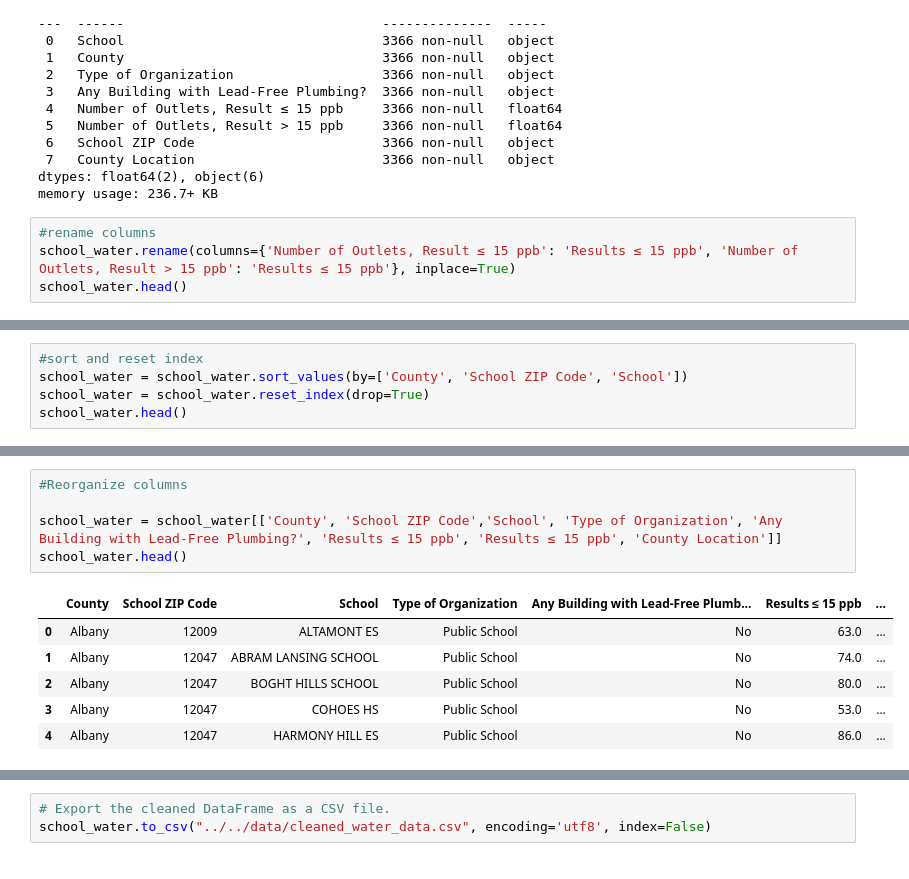
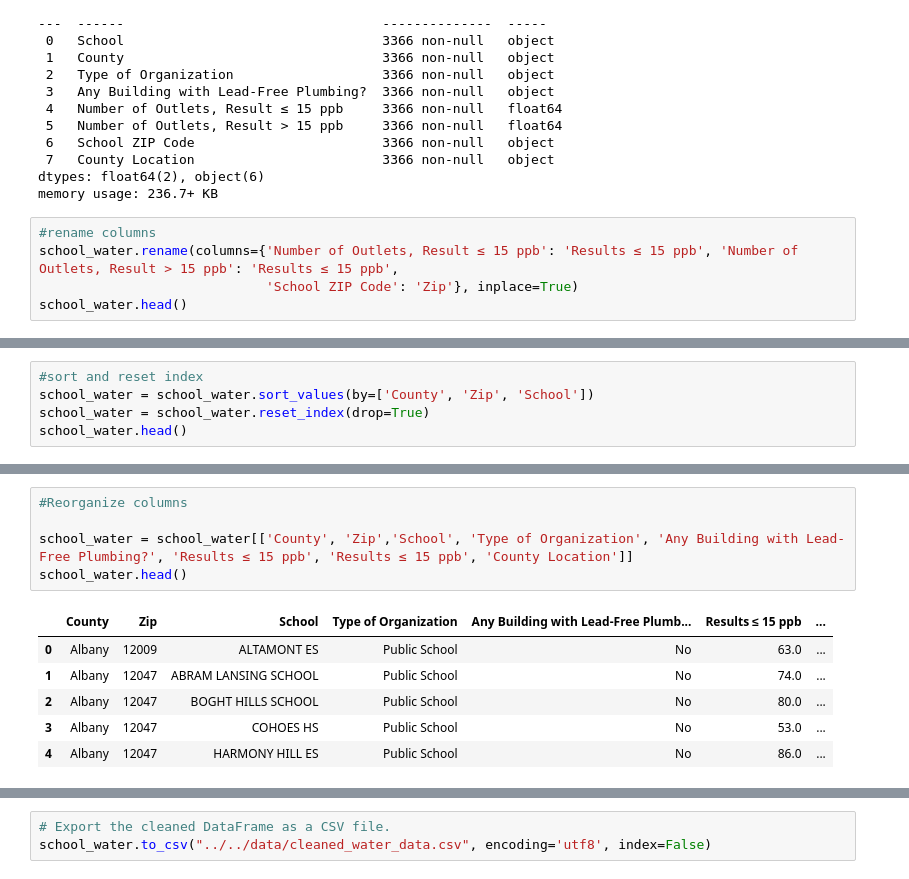
Before and after one commit to brooksbb11/Project4, a Jupyter notebook: individual_folders/abby_analysis/clean_CSVs.ipynb, the cells around one changed output, grey strips where cells are left out. Saved outputs shown, nothing was run; the diff lists cells and outputs as text.

```diff
--- a/individual_folders/abby_analysis/clean_CSVs.ipynb
+++ b/individual_folders/abby_analysis/clean_CSVs.ipynb
@@ -308,7 +319,8 @@ dtypes: float64(2), object(6)
 memory usage: 236.7+ KB
 # %%
 #rename columns
-school_water.rename(columns={'Number of Outlets, Result ≤ 15 ppb': 'Results ≤ 15 ppb', 'Number of Outlets, Result > 15 ppb': 'Results ≤ 15 ppb'}, inplace=True)
+school_water.rename(columns={'Number of Outlets, Result ≤ 15 ppb': 'Results ≤ 15 ppb', 'Number of Outlets, Result > 15 ppb': 'Results ≤ 15 ppb',
+                             'School ZIP Code': 'Zip'}, inplace=True)
 school_water.head()
 # %% [output]
 |  | School | County | Type of Organization | Any Building with Lead-Free Plumb... | Results ≤ 15 ppb | Results ≤ 15 ppb | ... |
@@ -319,7 +331,7 @@ school_water.head()
 | 9 | AKRON ELEM SCHOOL | Erie | Public School | No | 79.0 | 3.0 | ... |
 # %%
 #sort and reset index
-school_water = school_water.sort_values(by=['County', 'School ZIP Code', 'School'])
+school_water = school_water.sort_values(by=['County', 'Zip', 'School'])
 school_water = school_water.reset_index(drop=True)
 school_water.head()
 # %% [output]
@@ -332,10 +344,10 @@ school_water.head()
 # %%
 #Reorganize columns
 
-school_water = school_water[['County', 'School ZIP Code','School', 'Type of Organization', 'Any Building with Lead-Free Plumbing?', 'Results ≤ 15 ppb', 'Results ≤ 15 ppb', 'County Location']]
+school_water = school_water[['County', 'Zip','School', 'Type of Organization', 'Any Building with Lead-Free Plumbing?', 'Results ≤ 15 ppb', 'Results ≤ 15 ppb', 'County Location']]
 school_water.head()
 # %% [output]
-|  | County | School ZIP Code | School | Type of Organization | Any Building with Lead-Free Plumb... | Results ≤ 15 ppb | ... |
+|  | County | Zip | School | Type of Organization | Any Building with Lead-Free Plumb... | Results ≤ 15 ppb | ... |
 | 0 | Albany | 12009 | ALTAMONT ES | Public School | No | 63.0 | ... |
 | 1 | Albany | 12047 | ABRAM LANSING SCHOOL | Public School | No | 74.0 | ... |
 | 2 | Albany | 12047 | BOGHT HILLS SCHOOL | Public School | No | 80.0 | ... |
```
Also changed, not shown: parts of 7 cells of this notebook, 3 other files.
